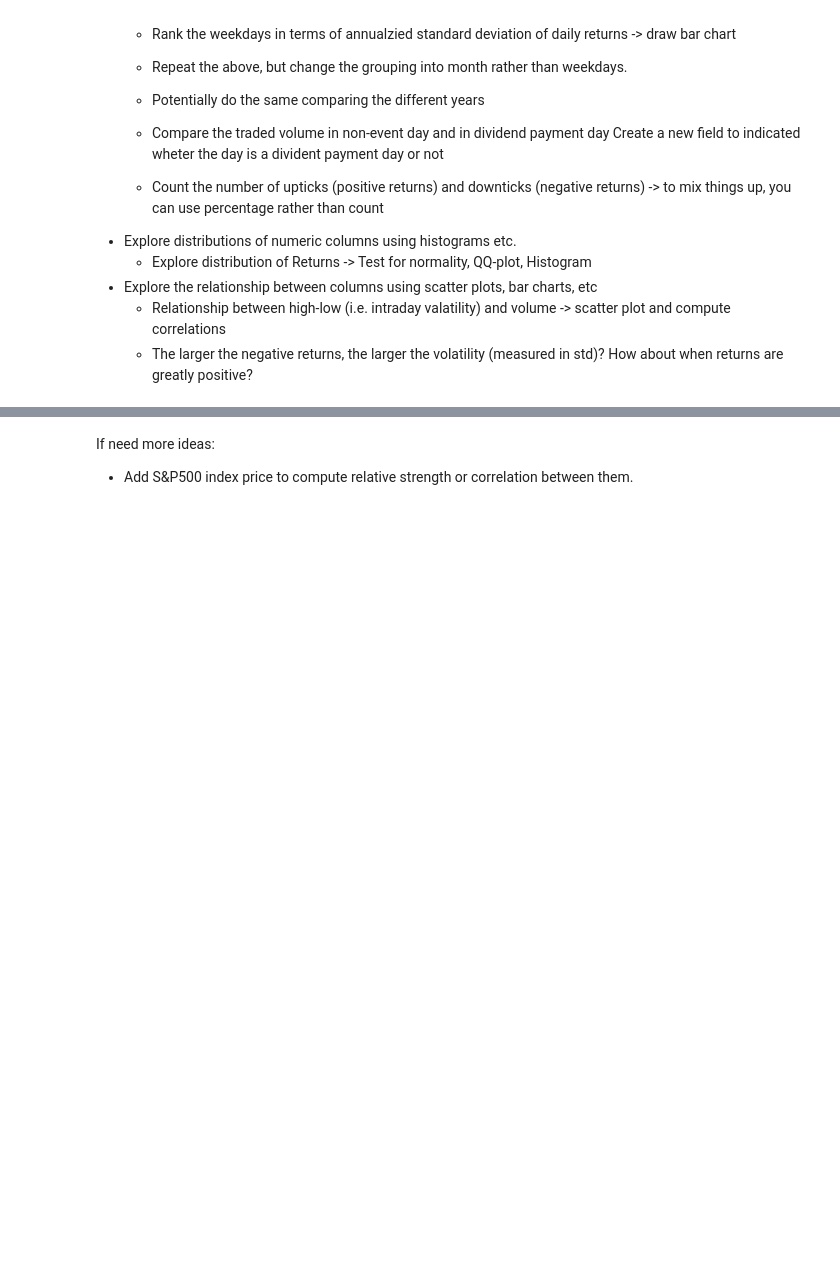
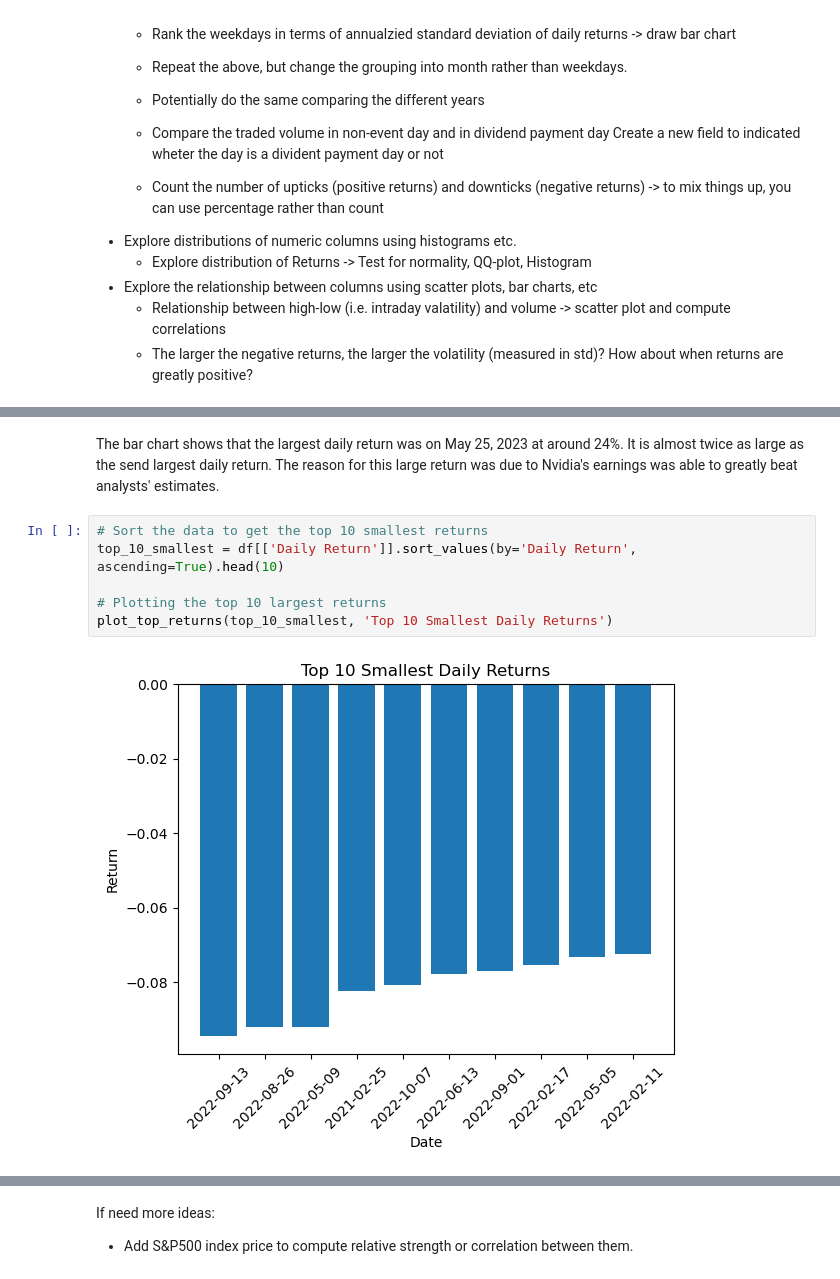
Before and after one commit to GeorgiusBE/Mining_Game, a Jupyter notebook: Part_2_Data_Analytics.ipynb, the cells around one changed output, grey strips where cells are left out. Saved outputs shown, nothing was run; the diff lists cells and outputs as text; blank space fills up the shorter version.

```diff
--- a/Part_2_Data_Analytics.ipynb
+++ b/Part_2_Data_Analytics.ipynb
@@ -457,0 +573,10 @@ df.groupby('Weekday')['Daily Return'].mean().plot(kind='bar')
+# %% [markdown]
+The bar chart shows that the largest daily return was on May 25, 2023 at around 24%. It is almost twice as large as the send largest daily return. The reason for this large return was due to Nvidia's earnings was able to greatly beat analysts' estimates.
+# %%
+# Sort the data to get the top 10 smallest returns
+top_10_smallest = df[['Daily Return']].sort_values(by='Daily Return', ascending=True).head(10)
+
+# Plotting the top 10 largest returns
+plot_top_returns(top_10_smallest, 'Top 10 Smallest Daily Returns')
+# %% [output]
+[figure, added]
```
Also changed, not shown: parts of 55 cells of this notebook.
